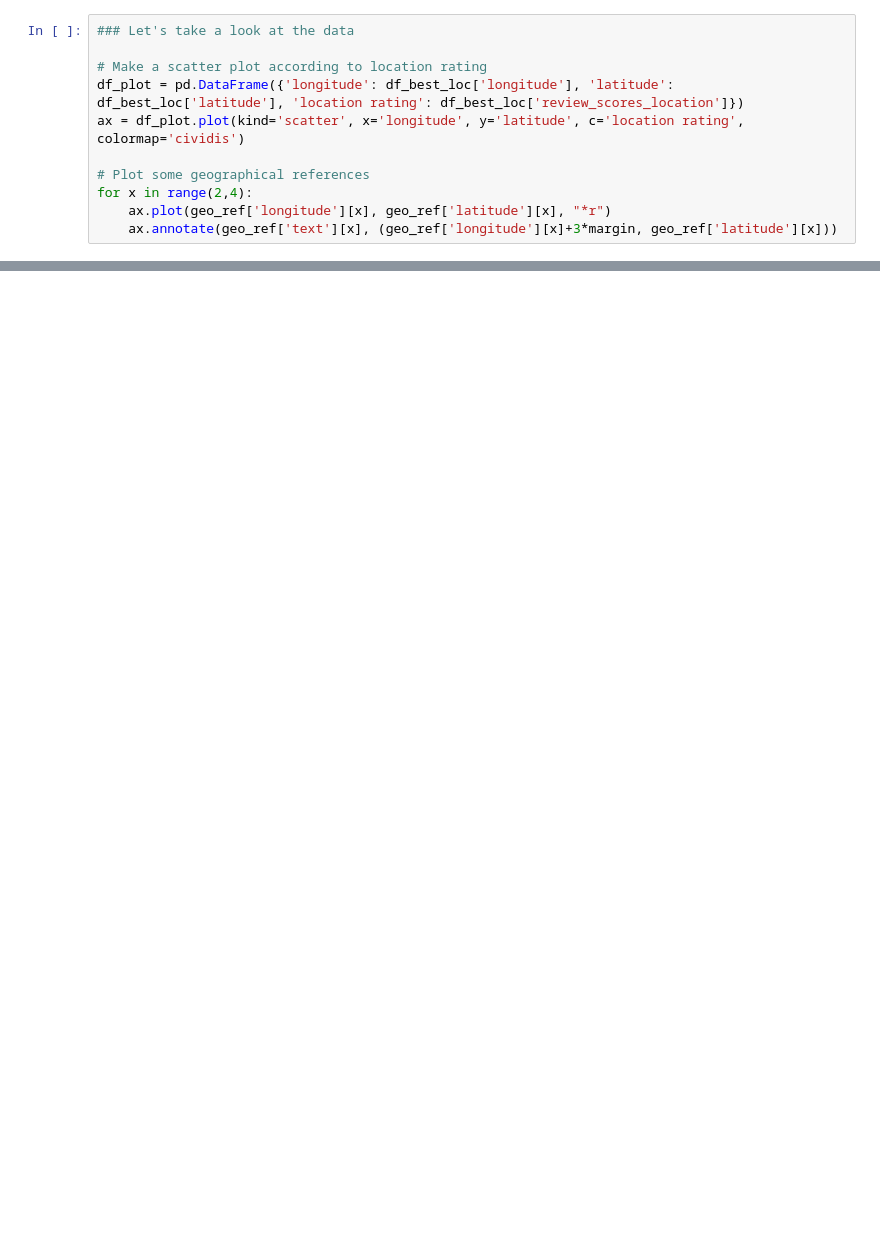
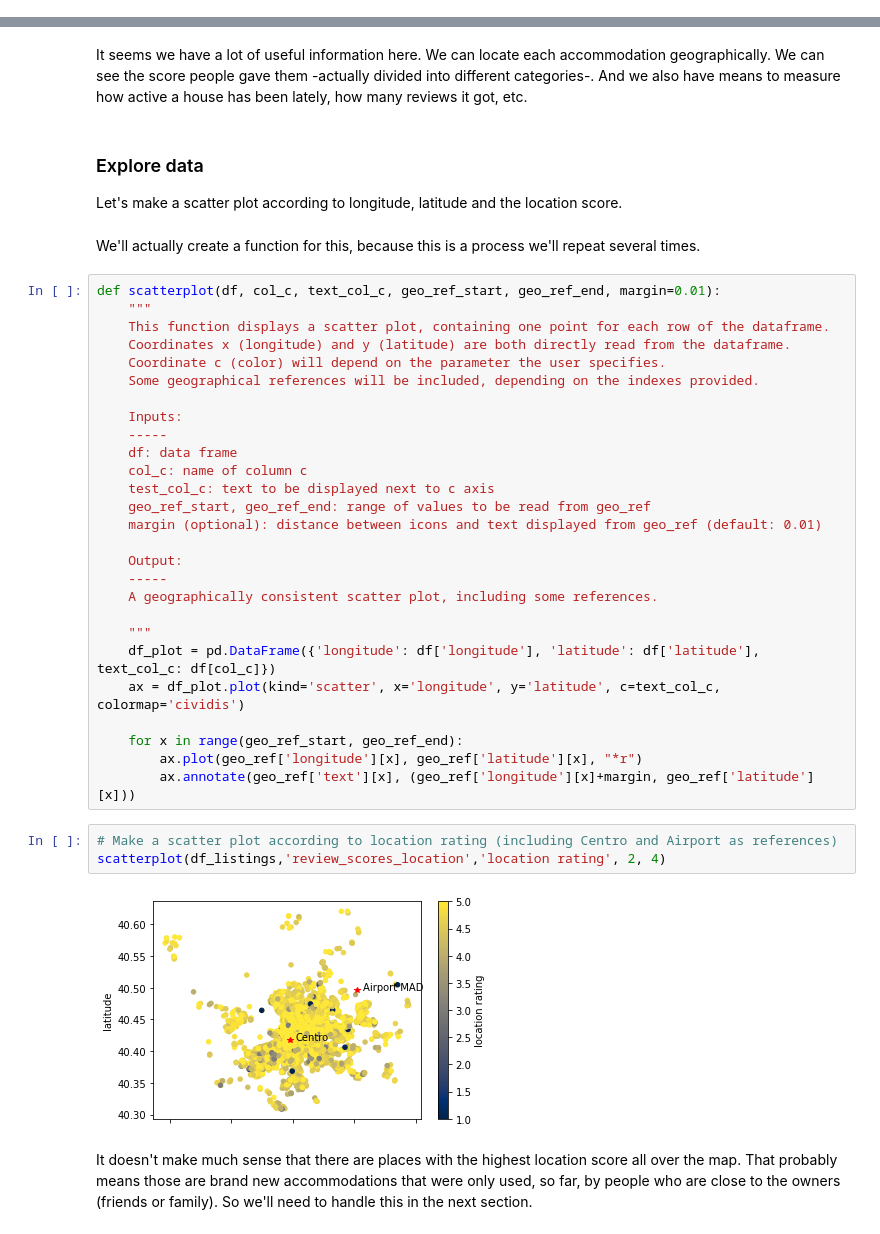
Before and after one commit to joseimedio/Airbnb-in-Madrid, a Jupyter notebook: Project I - AirBnB in Madrid.ipynb, the cells around one changed output, grey strips where cells are left out. Saved outputs shown, nothing was run; the diff lists cells and outputs as text; blank space fills up the shorter version.

```diff
--- a/Project I - AirBnB in Madrid.ipynb
+++ b/Project I - AirBnB in Madrid.ipynb
@@ -42,11 +0,0 @@ margin = 0.003 # Between the icons and the text
-# %%
-### Let's take a look at the data
-
-# Make a scatter plot according to location rating
-df_plot = pd.DataFrame({'longitude': df_best_loc['longitude'], 'latitude': df_best_loc['latitude'], 'location rating': df_best_loc['review_scores_location']})
-ax = df_plot.plot(kind='scatter', x='longitude', y='latitude', c='location rating', colormap='cividis')
-
-# Plot some geographical references
-for x in range(2,4):
-    ax.plot(geo_ref['longitude'][x], geo_ref['latitude'][x], "*r")
-    ax.annotate(geo_ref['text'][x], (geo_ref['longitude'][x]+3*margin, geo_ref['latitude'][x]))
@@ -204,0 +65,41 @@ for x in range(2,3):
+# %% [markdown]
+It seems we have a lot of useful information here. We can locate each accommodation geographically. We can see the score people gave them -actually divided into different categories-. And we also have means to measure how active a house has been lately, how many reviews it got, etc.
+# %% [markdown]
+### Explore data
+Let's make a scatter plot according to longitude, latitude and the location score.
+# %% [markdown]
+We'll actually create a function for this, because this is a process we'll repeat several times.
+# %%
+def scatterplot(df, col_c, text_col_c, geo_ref_start, geo_ref_end, margin=0.01):
+    """
+    This function displays a scatter plot, containing one point for each row of the dataframe.
+    Coordinates x (longitude) and y (latitude) are both directly read from the dataframe.
+    Coordinate c (color) will depend on the parameter the user specifies.
+    Some geographical references will be included, depending on the indexes provided.
+
+    Inputs:
+    -----
+    df: data frame
+    col_c: name of column c
+    test_col_c: text to be displayed next to c axis
+    geo_ref_start, geo_ref_end: range of values to be read from geo_ref
+    margin (optional): distance between icons and text displayed from geo_ref (default: 0.01)
+
+    Output:
+    -----
+    A geographically consistent scatter plot, including some references.
+
+    """
+    df_plot = pd.DataFrame({'longitude': df['longitude'], 'latitude': df['latitude'], text_col_c: df[col_c]})
+    ax = df_plot.plot(kind='scatter', x='longitude', y='latitude', c=text_col_c, colormap='cividis')
+
+    for x in range(geo_ref_start, geo_ref_end):
+        ax.plot(geo_ref['longitude'][x], geo_ref['latitude'][x], "*r")
+        ax.annotate(geo_ref['text'][x], (geo_ref['longitude'][x]+margin, geo_ref['latitude'][x]))
+# %%
+# Make a scatter plot according to location rating (including Centro and Airport as references)
+scatterplot(df_listings,'review_scores_location','location rating', 2, 4)
+# %% [output]
+[figure, added]
+# %% [markdown]
+It doesn't make much sense that there are places with the highest location score all over the map. That probably means those are brand new accommodations that were only used, so far, by people who are close to the owners (friends or family). So we'll need to handle this in the next section.
```
Also changed, not shown: parts of 70 cells of this notebook.
